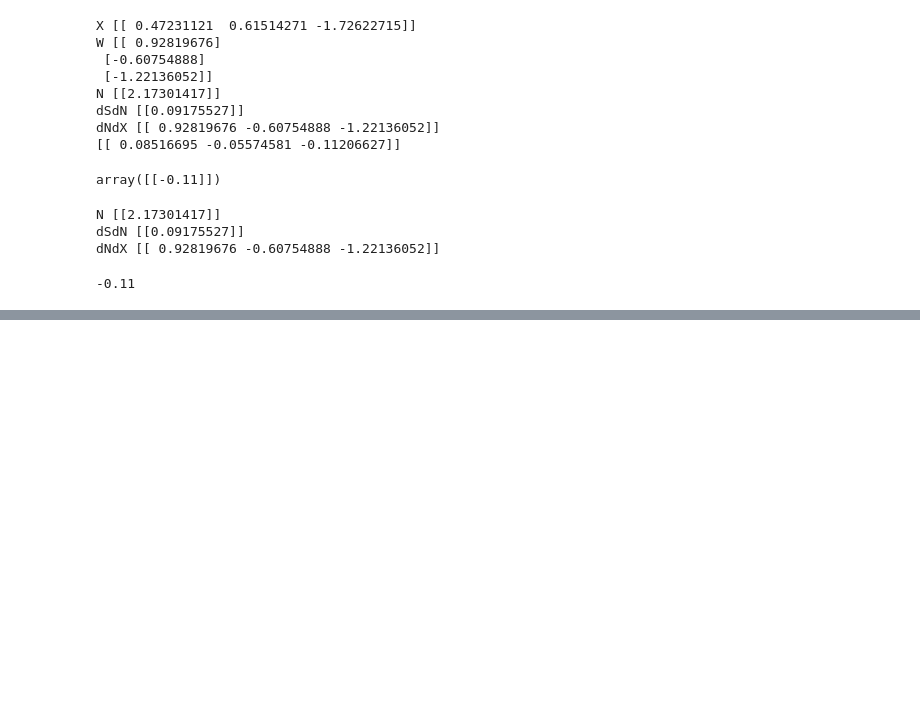
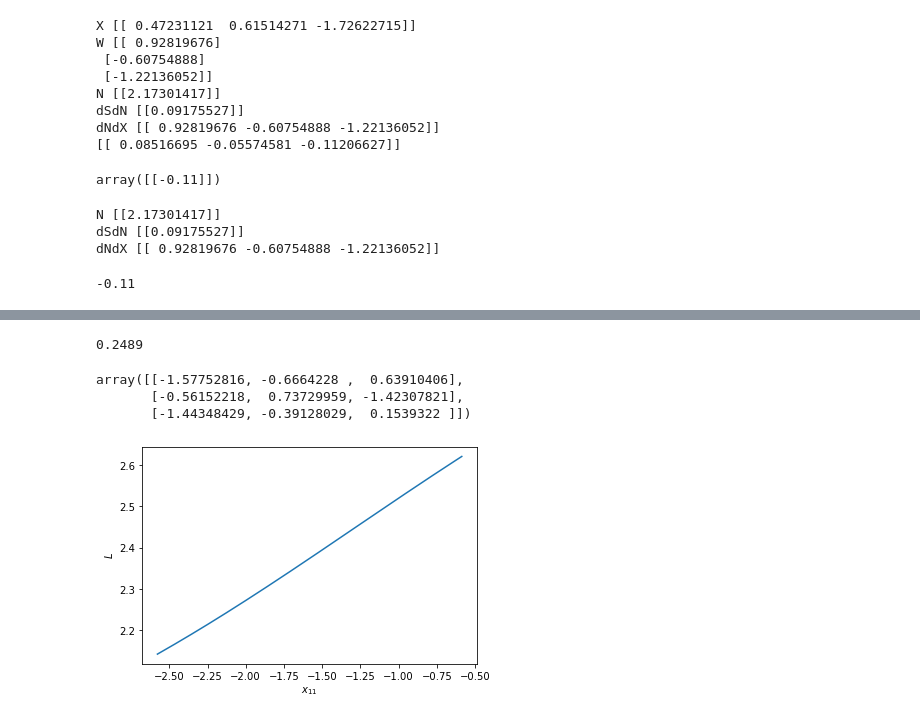
Before and after one commit to mcorne/test-python, a Jupyter notebook: dlfs/1-foundations.ipynb, the cells around one changed output, grey strips where cells are left out. Drawn from its saved outputs; the diff is of its cells as text; code cells hidden in the pictures; blank space fills up the shorter version.

```diff
--- a/dlfs/1-foundations.ipynb
+++ b/dlfs/1-foundations.ipynb
@@ -337,0 +404,5 @@ dNdX [[ 0.92819676 -0.60754888 -1.22136052]]
+# %%
+np.random.seed(190204)
+X = np.random.randn(3, 3)
+W = np.random.randn(3, 2)
+round(matrix_function_forward_sum(X, W, sigmoid), 4)
@@ -337,0 +435,31 @@ dNdX [[ 0.92819676 -0.60754888 -1.22136052]]
+# %%
+X1 = X.copy()
+X1[0, 0] += 0.001
+round((matrix_function_forward_sum(X1, W, sigmoid) - matrix_function_forward_sum(X, W, sigmoid)) / 0.001, 4)
+# %% [output]
+0.2489
+# %%
+# Describing these gradients visually
+X
+# %% [output]
+array([[-1.57752816, -0.6664228 ,  0.63910406],
+       [-0.56152218,  0.73729959, -1.42307821],
+       [-1.44348429, -0.39128029,  0.1539322 ]])
+# %%
+def matrix_function_forward_sum(X: ndarray, W: ndarray, sigma: Array_Function, modify_x11: bool = False, x11: float = 0.5) -> float:
+    assert X.shape[1] == W.shape[0], "X rows and W columns do not match in number"
+    if modify_x11:
+        X1 = X.copy()
+        X1[0][0] = x11
+    N = np.dot(X1, W)
+    S = sigma(N)
+    L = np.sum(S)
+    return L
+
+x11s = np.arange(X[0][0] - 1, X[0][0] + 1, 0.01)
+Ls = [matrix_function_forward_sum(X, W, sigmoid, modify_x11 = True, x11=x11) for x11 in x11s]
+plt.plot(x11s, Ls)
+plt.xlabel("$x_{11}$")
+plt.ylabel("$L$")
+# %% [output]
+[figure, added]
```
Also changed, not shown: parts of 7 cells of this notebook.
